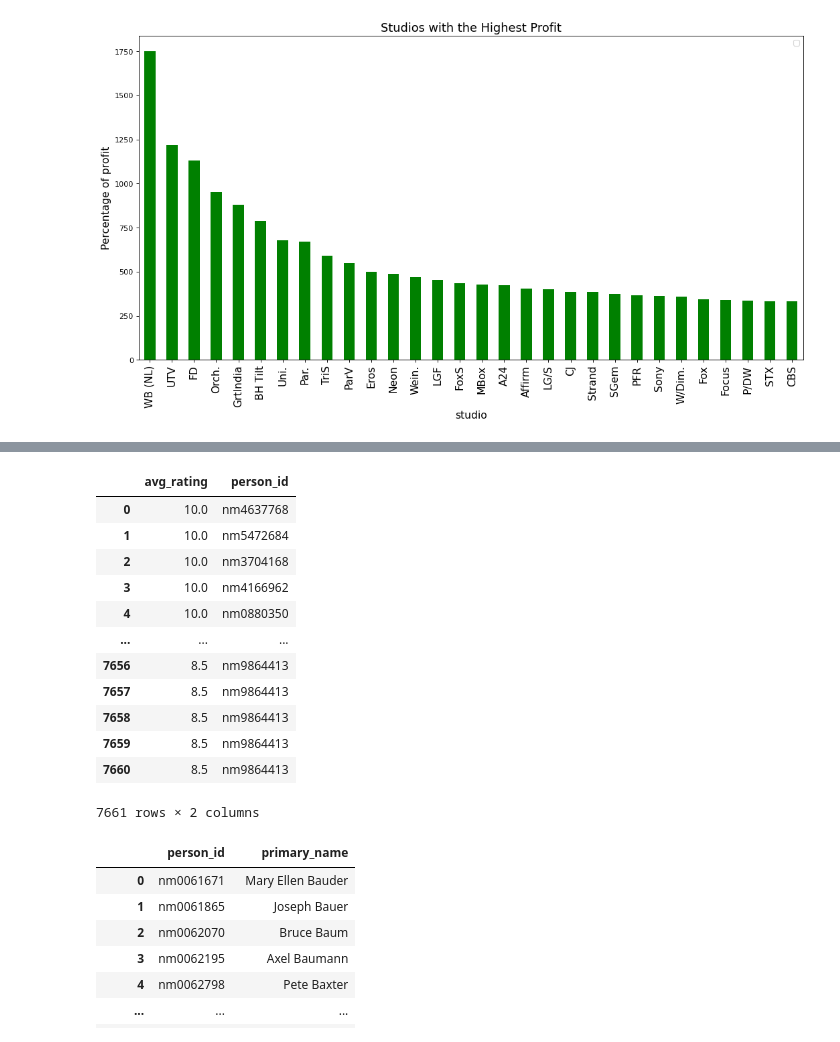
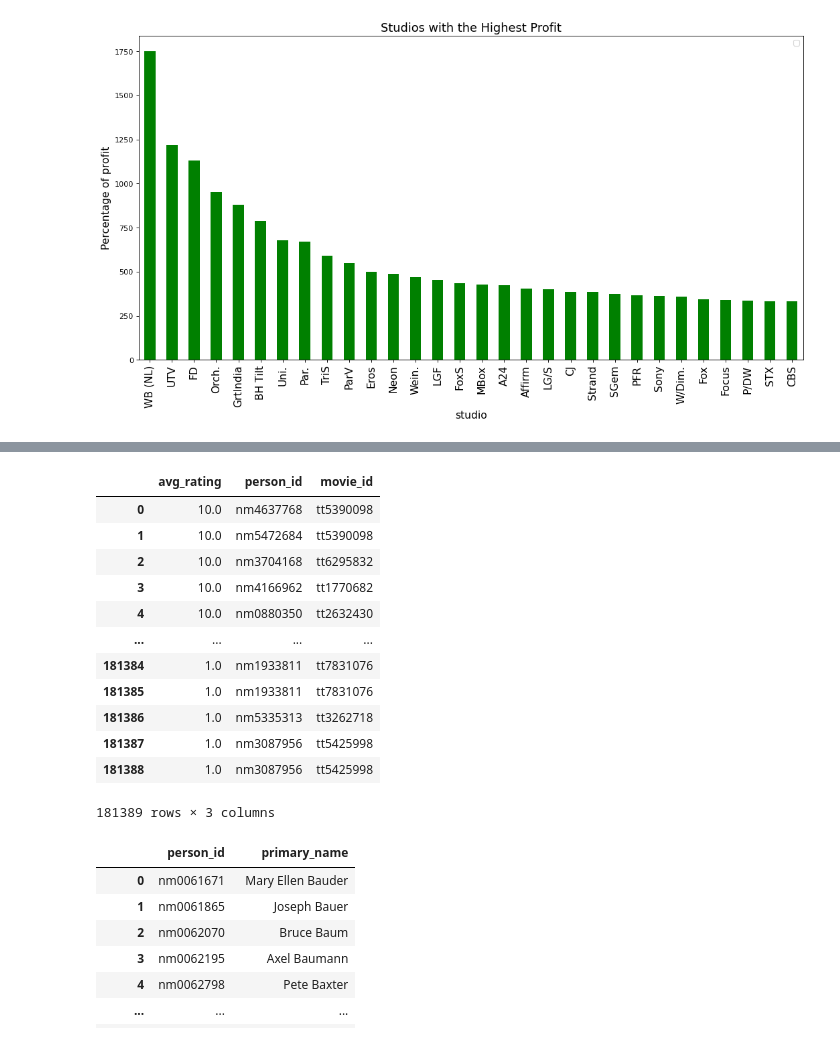
Before and after one commit to QuinnGrigsby/Capstone_Git-ing_it_done_MovieInformation, a Jupyter notebook: Data Understanding.ipynb, the cells around one changed output, grey strips where cells are left out. Cells and saved outputs as stored; diff of their text form; code cells hidden in the pictures.

```diff
--- a/Data Understanding.ipynb
+++ b/Data Understanding.ipynb
@@ -256,29 +276,29 @@ conn = sqlite3.connect("im.db")
 cur = conn.cursor()
 # %%
 q= pd.read_sql("""
-SELECT averagerating as avg_rating, person_id
+SELECT averagerating as avg_rating, person_id, movie_id
 FROM movie_ratings
 JOIN directors
     USING (movie_id)
-WHERE averagerating >= 8.5
 ORDER BY avg_rating DESC
 ;
 """, conn)
 q
+#WHERE averagerating >=8.5
 # %% [output]
-|  | avg_rating | person_id |
-| 0 | 10.0 | nm4637768 |
-| 1 | 10.0 | nm5472684 |
-| 2 | 10.0 | nm3704168 |
-| 3 | 10.0 | nm4166962 |
-| 4 | 10.0 | nm0880350 |
-| ... | ... | ... |
-| 7656 | 8.5 | nm9864413 |
-| 7657 | 8.5 | nm9864413 |
-| 7658 | 8.5 | nm9864413 |
-| 7659 | 8.5 | nm9864413 |
-| 7660 | 8.5 | nm9864413 |
+|  | avg_rating | person_id | movie_id |
+| 0 | 10.0 | nm4637768 | tt5390098 |
+| 1 | 10.0 | nm5472684 | tt5390098 |
+| 2 | 10.0 | nm3704168 | tt6295832 |
+| 3 | 10.0 | nm4166962 | tt1770682 |
+| 4 | 10.0 | nm0880350 | tt2632430 |
+| ... | ... | ... | ... |
+| 181384 | 1.0 | nm1933811 | tt7831076 |
+| 181385 | 1.0 | nm1933811 | tt7831076 |
+| 181386 | 1.0 | nm5335313 | tt3262718 |
+| 181387 | 1.0 | nm3087956 | tt5425998 |
+| 181388 | 1.0 | nm3087956 | tt5425998 |
-7661 rows × 2 columns
+181389 rows × 3 columns
 # %%
 d= pd.read_sql("""
 SELECT person_id, primary_name
```
Also changed, not shown: parts of 9 cells of this notebook.
